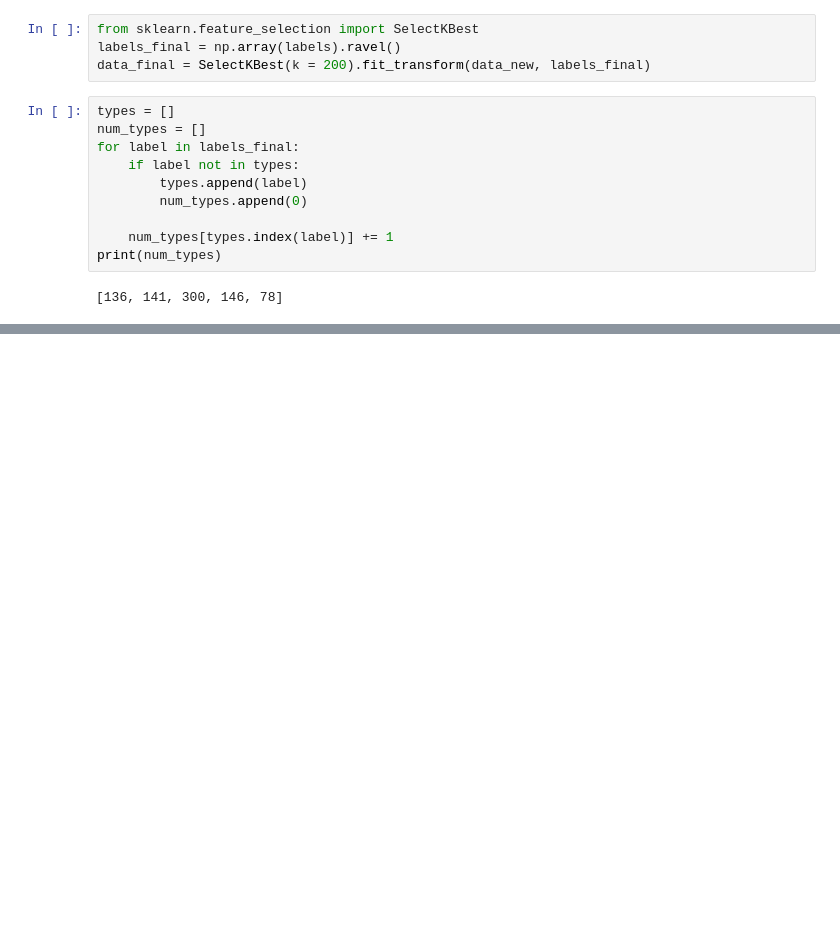
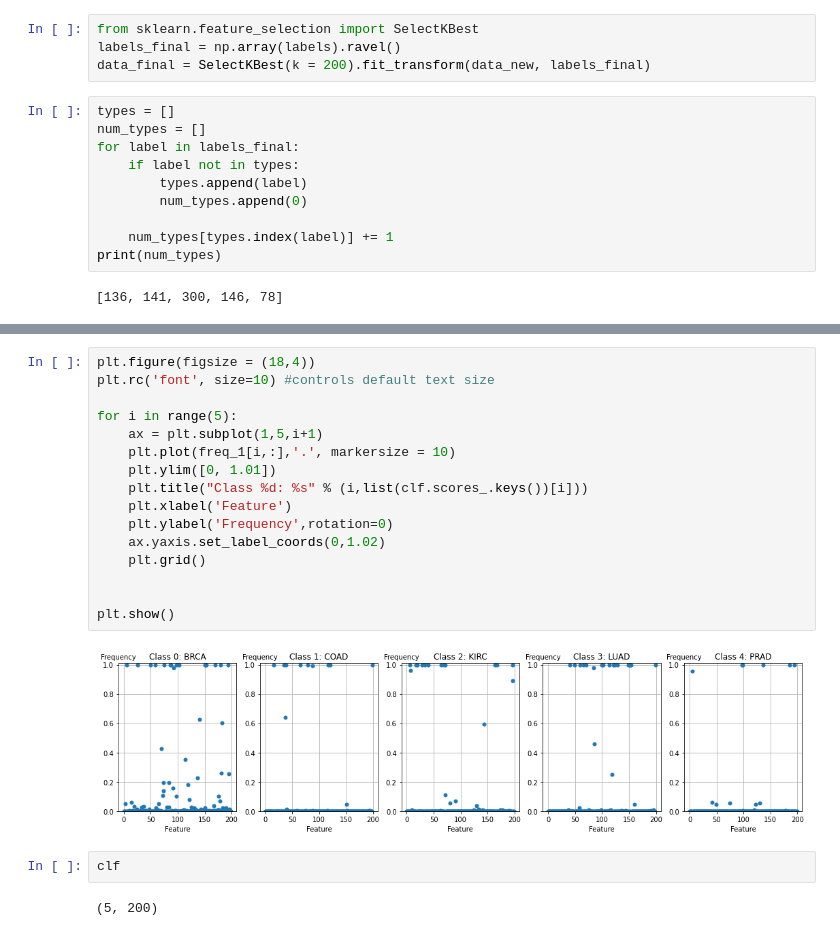
Before and after one commit to dtonderski/statistical_learning_for_big_data, a Jupyter notebook: Homework_3/P3_David.ipynb, the cells around one changed output, grey strips where cells are left out. Cells and saved outputs as stored; diff of their text form; blank space fills up the shorter version.

```diff
--- a/Homework_3/P3_David.ipynb
+++ b/Homework_3/P3_David.ipynb
@@ -89,0 +144,22 @@ sorted(sklearn.metrics.SCORERS.keys())
+# %%
+plt.figure(figsize = (18,4))
+plt.rc('font', size=10) #controls default text size
+
+for i in range(5):
+    ax = plt.subplot(1,5,i+1)
+    plt.plot(freq_1[i,:],'.', markersize = 10)
+    plt.ylim([0, 1.01])
+    plt.title("Class %d: %s" % (i,list(clf.scores_.keys())[i]))
+    plt.xlabel('Feature')
+    plt.ylabel('Frequency',rotation=0)
+    ax.yaxis.set_label_coords(0,1.02)
+    plt.grid()
+
+
+plt.show()
+# %% [output]
+[figure, added]
+# %%
+clf
+# %% [output]
+(5, 200)
```
Also changed, not shown: parts of 8 cells of this notebook, 5 other files.
